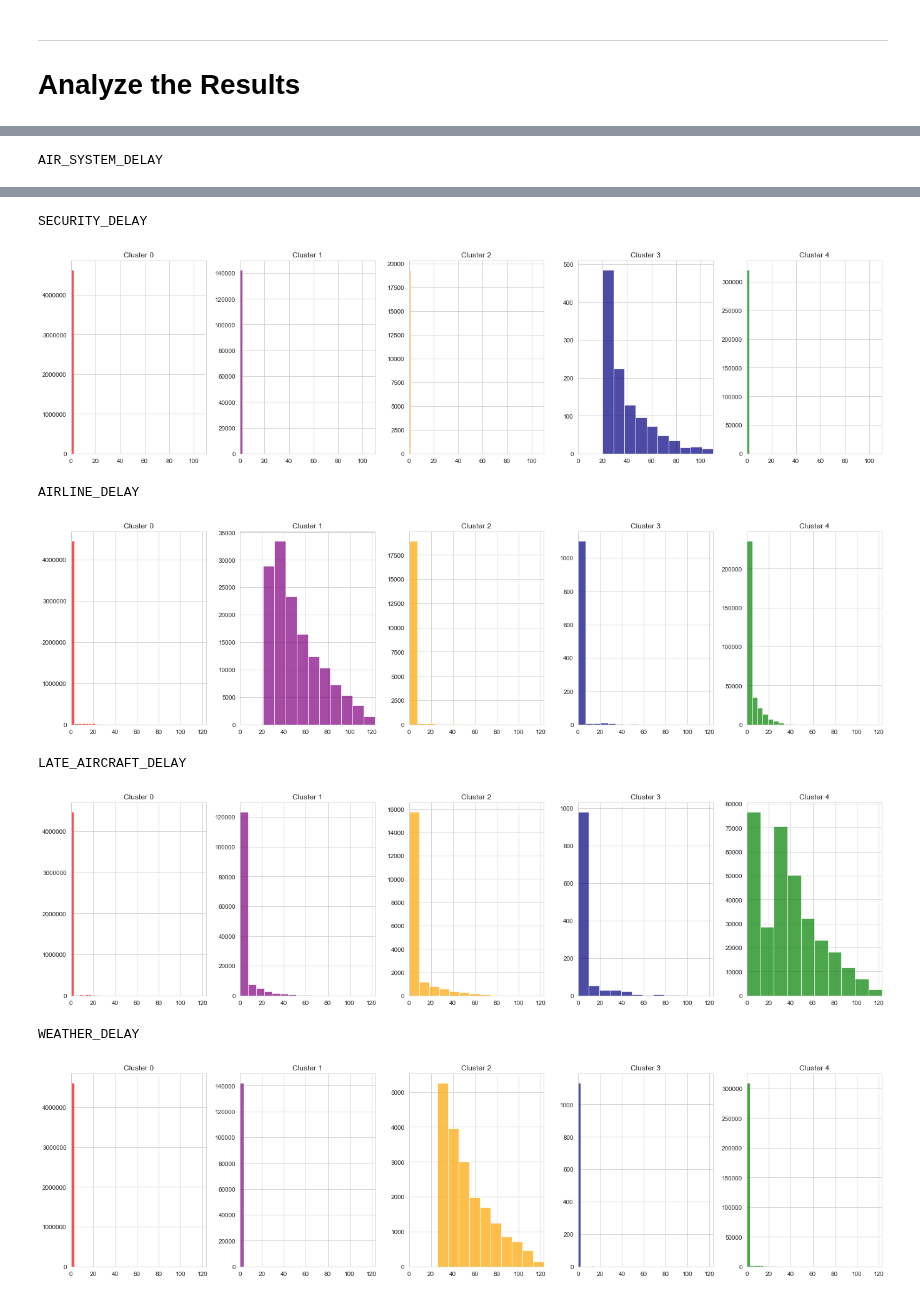
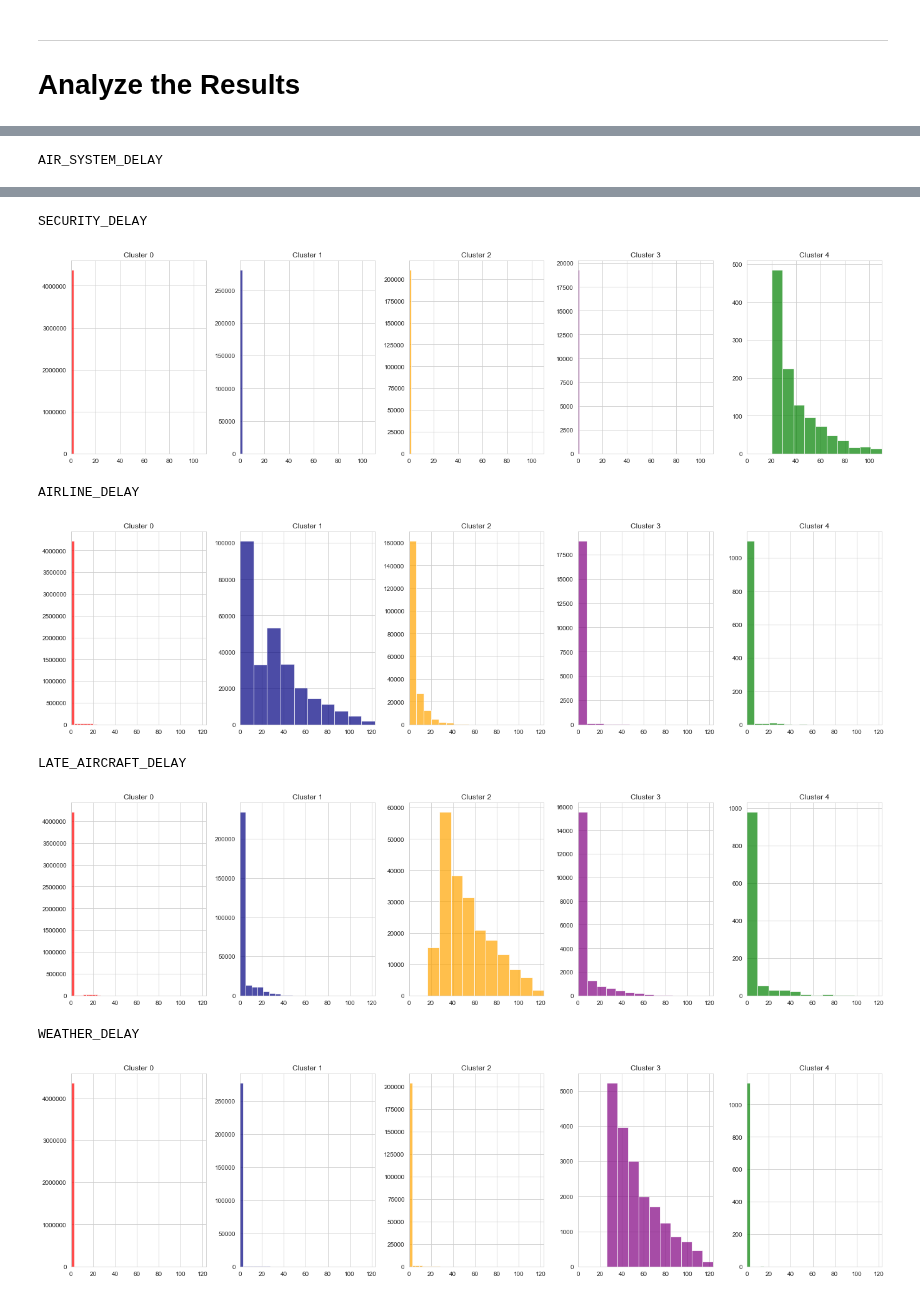
Before and after one commit to ArwaSheraky/Airlines-Delay-Analysis, a Jupyter notebook: Unsupervised_Learning/flights-clustering-kmeans.ipynb, the cells around one changed output, grey strips where cells are left out. Drawn from its saved outputs; the diff is of its cells as text; code cells hidden in the pictures.

Commit message:
Remove flights with 0 avg delay + Add conclusions

```diff
--- a/Unsupervised_Learning/flights-clustering-kmeans.ipynb
+++ b/Unsupervised_Learning/flights-clustering-kmeans.ipynb
@@ -98,0 +85,6 @@ Name: AVG_DELAY, dtype: float64
+# %%
+# Remove flights with avg. delay between [-1,1]
+
+flights_to_remove = list(df[(df['AVG_DELAY'] > -1) & (df['AVG_DELAY'] < 1)].index)
+new_df = df[~df.index.isin(flights_to_remove)]
+new_df.shape
@@ -120,2 +101,7 @@ df = pd.concat([df, df_dummies], axis=1)
 # %% [markdown]
 ## Select Model Columns
+# %%
+# Select delay reasons columns
+
+delay_reason = new_df[['AIR_SYSTEM_DELAY','SECURITY_DELAY', 'AIRLINE_DELAY', 'LATE_AIRCRAFT_DELAY','WEATHER_DELAY']]
+delay_reason.mean()
@@ -123,11 +116,11 @@ df = pd.concat([df, df_dummies], axis=1)
 X_columns = ['AVG_DELAY'] + list(delay_reason.columns)
 # %%
 # normalize the columns
-df_norm = df.copy()
+df_norm = new_df.copy()
 df_norm = df_norm[X_columns]
 
 for col in X_columns:
-    df_norm[col] = df[col].astype(float)
+    df_norm[col] = new_df[col].astype(float)
     df_norm[col] = StandardScaler().fit_transform(df_norm[col].values.reshape(-1, 1))
 
 df_norm.head()
@@ -153,5 +146,5 @@ Counter({0: 4625015, 4: 321159, 1: 142394, 2: 19319, 3: 1135})
 # %%
-df_results = df.copy()
+df_results = new_df.copy()
 df_norm['cluster'] = kmeans.labels_
 df_results['cluster'] = kmeans.labels_
 df_results = df_results.reset_index()
@@ -159,12 +152,13 @@ df_results = df_results.reset_index()
 ____________
 # Analyze the Results
 # %%
+# print the most common flights in each cluster
 
 for cluster in sorted(set(kmeans.labels_)):
     print("Cluster",cluster," :",
           collections.Counter(df_results[df_results['cluster']==cluster]['FLIGHT_NUMBER']).most_common(3))
 
-colors = ['red','purple','orange','navy','green']
+colors = ['red','navy','orange','purple','green']
 n_clusters = len(set(kmeans.labels_))
 
 for col in X_columns:
@@ -194,8 +188,8 @@ AIR_SYSTEM_DELAY
 SECURITY_DELAY
-[figure, old version]
+[figure, new version]
 AIRLINE_DELAY
-[figure, old version]
+[figure, new version]
 LATE_AIRCRAFT_DELAY
-[figure, old version]
+[figure, new version]
 WEATHER_DELAY
-[figure, old version]
+[figure, new version]
```
Also changed, not shown: parts of 21 cells of this notebook.
